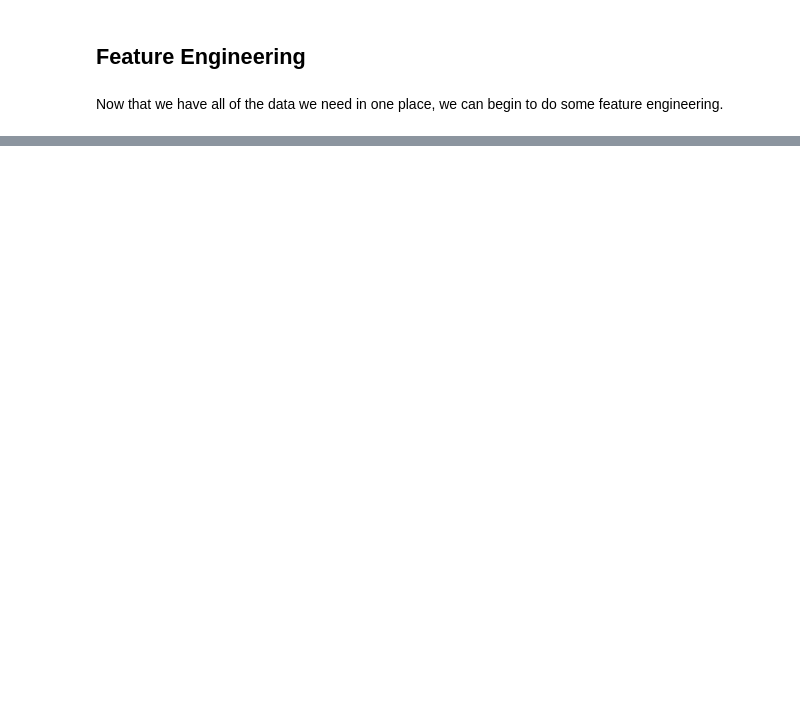
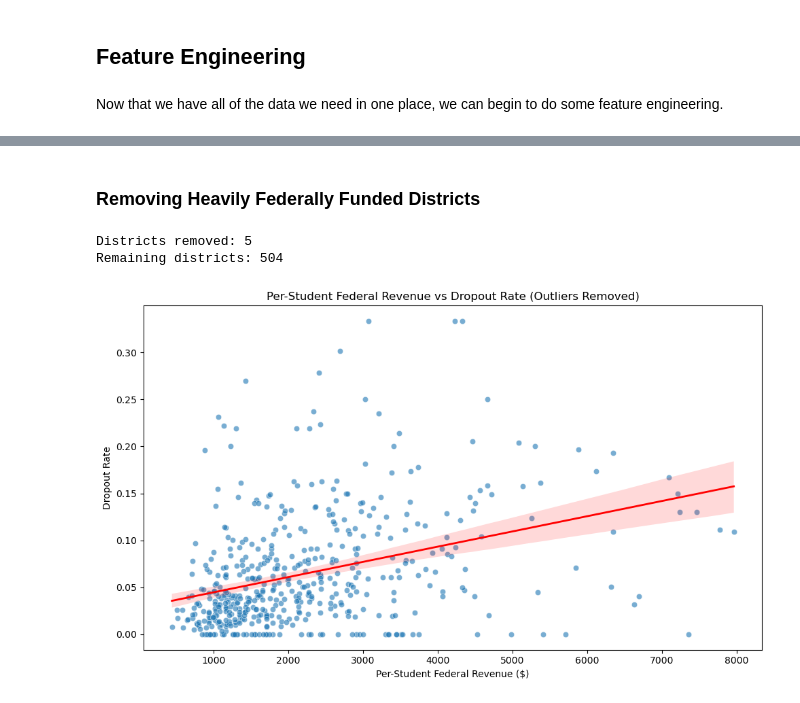
Before and after one commit to Claraebrooks/Multimodal-Data-Exploration-Educational-Data-CIS-635-, a Jupyter notebook: education_analysis.ipynb, the cells around one changed output, grey strips where cells are left out. Cells and saved outputs as stored; diff of their text form; code cells hidden in the pictures; blank space fills up the shorter version.

```diff
--- a/education_analysis.ipynb
+++ b/education_analysis.ipynb
@@ -198,0 +343,35 @@ michigan_merged.head()
+# %% [markdown]
+### Removing Heavily Federally Funded Districts
+# %%
+# Filter out extreme outliers in federal funding
+corr_df_filtered = corr_df[corr_df['ps_federal'] < 10000].copy()
+
+print(f"Districts removed: {len(corr_df) - len(corr_df_filtered)}")
+print(f"Remaining districts: {len(corr_df_filtered)}")
+
+plt.figure(figsize=(10, 6))
+sns.scatterplot(
+    data=corr_df_filtered,
+    x='ps_federal',
+    y='dropout_rate',
+    alpha=0.6
+)
+
+sns.regplot(
+    data=corr_df_filtered,
+    x='ps_federal',
+    y='dropout_rate',
+    scatter=False,
+    color='red',
+    line_kws={'linewidth': 2}
+)
+
+plt.title('Per-Student Federal Revenue vs Dropout Rate (Outliers Removed)')
+plt.xlabel('Per-Student Federal Revenue ($)')
+plt.ylabel('Dropout Rate')
+plt.tight_layout()
+plt.show()
+# %% [output]
+Districts removed: 5
+Remaining districts: 504
+[figure, added]
```
Also changed, not shown: parts of 19 cells of this notebook.
